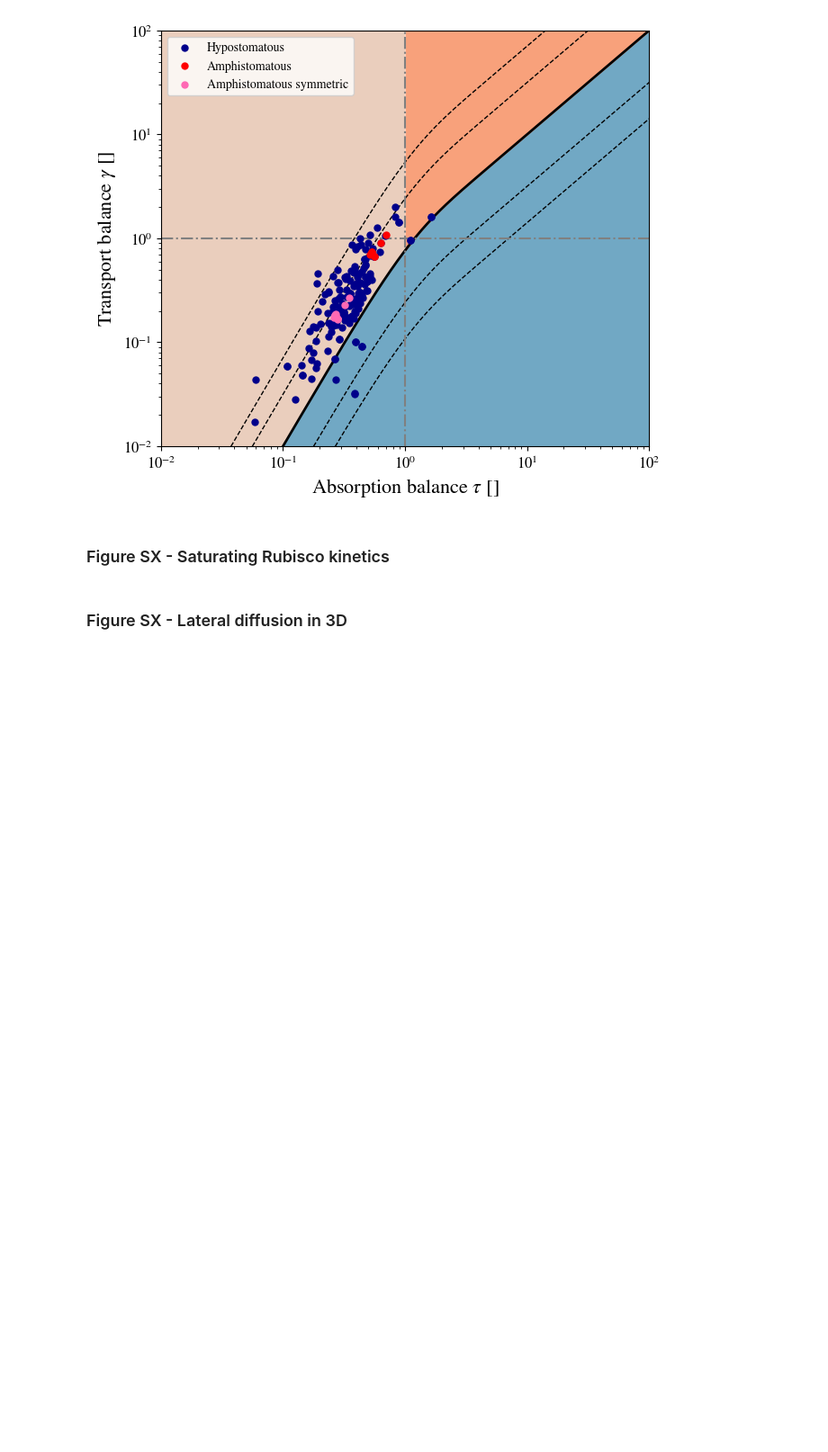
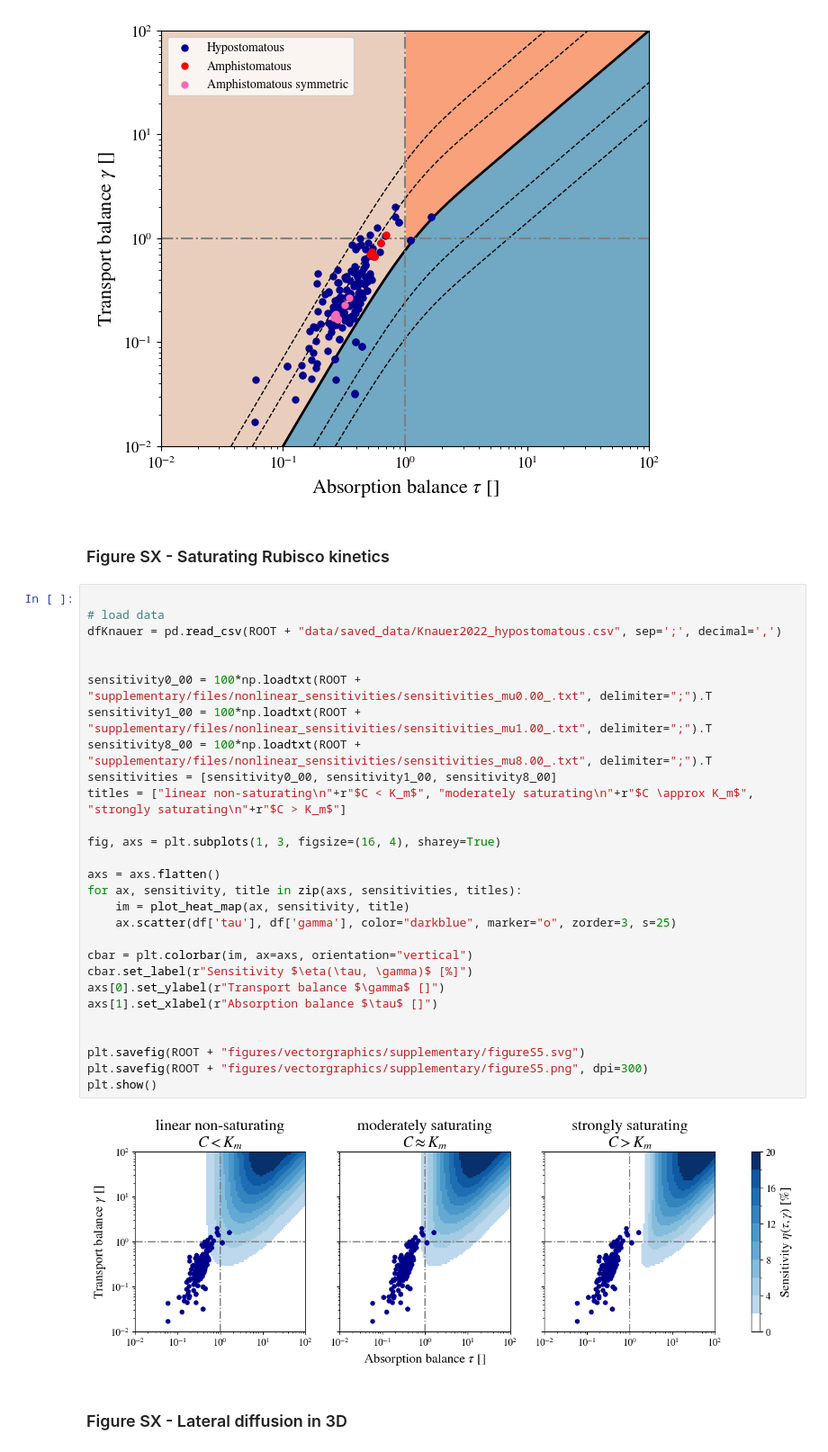
Before and after one commit to andreas-stillits/CarbonFixationModel1D, a Jupyter notebook: figures/scripts/supplementary.ipynb, the cells around one changed output. Shown at 90% size. Saved outputs shown, nothing was run; the diff lists cells and outputs as text; blank space fills up the shorter version.

Commit message:
finalized supplementary figures

```diff
--- a/figures/scripts/supplementary.ipynb
+++ b/figures/scripts/supplementary.ipynb
@@ -387,5 +420,35 @@ plt.show()
 [figure]
 # %% [markdown]
 ### Figure SX - Saturating Rubisco kinetics
+# %%
+
+# load data
+dfKnauer = pd.read_csv(ROOT + "data/saved_data/Knauer2022_hypostomatous.csv", sep=';', decimal=',')
+
+
+sensitivity0_00 = 100*np.loadtxt(ROOT + "supplementary/files/nonlinear_sensitivities/sensitivities_mu0.00_.txt", delimiter=";").T
+sensitivity1_00 = 100*np.loadtxt(ROOT + "supplementary/files/nonlinear_sensitivities/sensitivities_mu1.00_.txt", delimiter=";").T
+sensitivity8_00 = 100*np.loadtxt(ROOT + "supplementary/files/nonlinear_sensitivities/sensitivities_mu8.00_.txt", delimiter=";").T
+sensitivities = [sensitivity0_00, sensitivity1_00, sensitivity8_00]
+titles = ["linear non-saturating\n"+r"$C < K_m$", "moderately saturating\n"+r"$C \approx K_m$", "strongly saturating\n"+r"$C > K_m$"]
+
+fig, axs = plt.subplots(1, 3, figsize=(16, 4), sharey=True)
+
+axs = axs.flatten()
+for ax, sensitivity, title in zip(axs, sensitivities, titles):
+    im = plot_heat_map(ax, sensitivity, title)
+    ax.scatter(df['tau'], df['gamma'], color="darkblue", marker="o", zorder=3, s=25)
+
+cbar = plt.colorbar(im, ax=axs, orientation="vertical")
+cbar.set_label(r"Sensitivity $\eta(\tau, \gamma)$ [%]")
+axs[0].set_ylabel(r"Transport balance $\gamma$ []")
+axs[1].set_xlabel(r"Absorption balance $\tau$ []")
+
+
+plt.savefig(ROOT + "figures/vectorgraphics/supplementary/figureS5.svg")
+plt.savefig(ROOT + "figures/vectorgraphics/supplementary/figureS5.png", dpi=300)
+plt.show()
+# %% [output]
+[figure, added]
 # %% [markdown]
 ### Figure SX - Lateral diffusion in 3D
```
Also changed, not shown: parts of 3 cells of this notebook, 10 other files.
